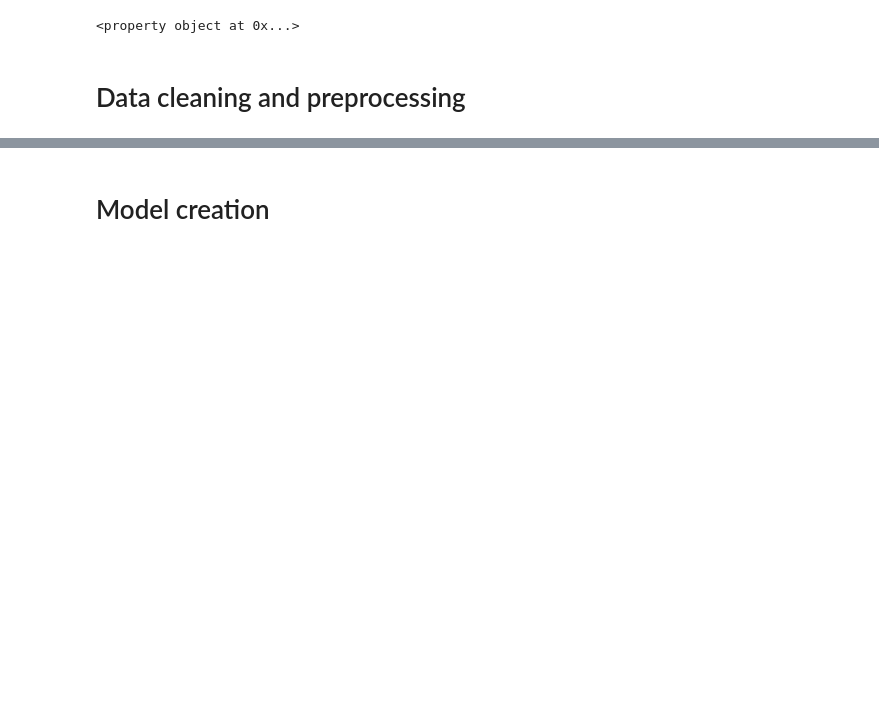
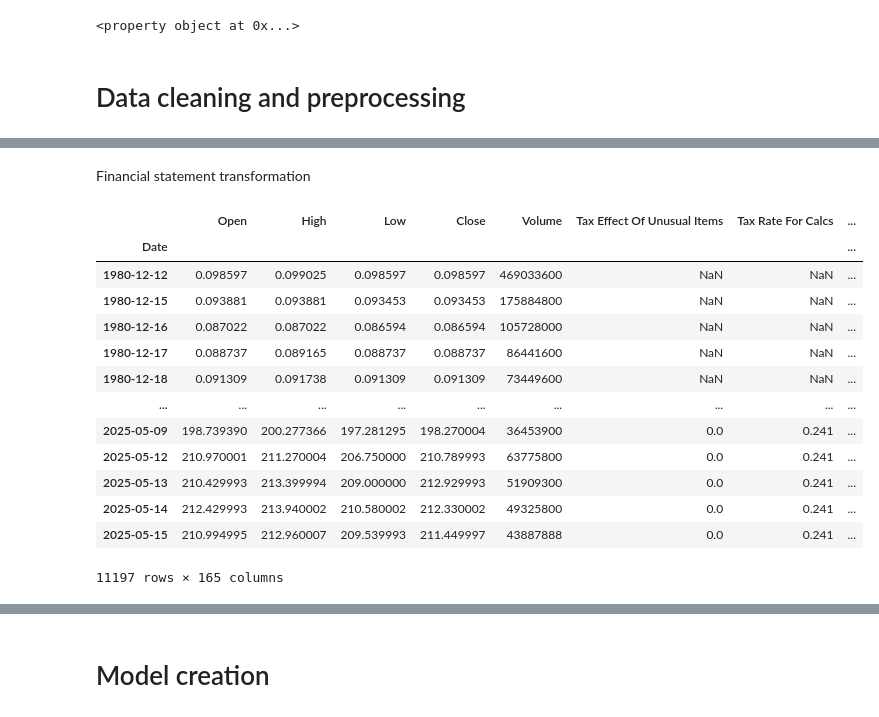
Before and after one commit to DawidK4/BSEPrediction, a Jupyter notebook: StockPricePrediction.ipynb, the cells around one changed output, grey strips where cells are left out. Cells and saved outputs as stored; diff of their text form; code cells hidden in the pictures; blank space fills up the shorter version.

Commit message:
combined financial statements into the one df

```diff
--- a/StockPricePrediction.ipynb
+++ b/StockPricePrediction.ipynb
@@ -12,7 +12,10 @@ import yfinance as yf
 # %% [markdown]
 Price and volume
 # %%
-ohlc = data.history(period="10y", interval="1d")
+data = yf.Ticker("AAPL")
+
+ohlc = data.history(period="max", interval="1d")[['Open', 'High', 'Low', 'Close', 'Volume']]
+ohlc.index = ohlc.index.tz_localize(None)  # Make index timezone-naive
 volume = ohlc['Volume']
 # %% [markdown]
 Latest quaterly financials
@@ -107,0 +94,69 @@ income_stmt
+# %% [markdown]
+Financial statement transformation
+# %%
+final_df = pd.DataFrame(index=ohlc.index)
+
+# Income Statement
+income_stmt = data.financials.T  # Transpose so each row is a report
+income_stmt.index = pd.to_datetime(income_stmt.index)  # Ensure datetime index
+
+income_stmt_sorted = income_stmt.sort_index()
+aligned_income = pd.DataFrame(index=ohlc.index, columns=income_stmt.columns)
+
+for report_date in income_stmt_sorted.index:
+    mask = (aligned_income.index >= report_date)
+    aligned_income.loc[mask] = aligned_income.loc[mask].fillna(method='ffill')
+    aligned_income.loc[aligned_income.index >= report_date] = \
+    pd.DataFrame([income_stmt.loc[report_date].values] * len(aligned_income.loc[aligned_income.index >= report_date]),
+                 index=aligned_income.loc[aligned_income.index >= report_date].index,
+                 columns=aligned_income.columns)
+
+aligned_income.fillna(method='ffill', inplace=True)
+
+# Balance Sheet
+balance_sheet = data.balance_sheet.T
+balance_sheet.index = pd.to_datetime(balance_sheet.index)
+balance_sheet_sorted = balance_sheet.sort_index()
+aligned_balance = pd.DataFrame(index=ohlc.index, columns=balance_sheet.columns)
+for report_date in balance_sheet_sorted.index:
+    mask = (aligned_balance.index >= report_date)
+    aligned_balance.loc[mask] = aligned_balance.loc[mask].fillna(method='ffill')
+    aligned_balance.loc[aligned_balance.index >= report_date] = \
+        pd.DataFrame([balance_sheet.loc[report_date].values] * len(aligned_balance.loc[aligned_balance.index >= report_date]),
+                     index=aligned_balance.loc[aligned_balance.index >= report_date].index,
+                     columns=aligned_balance.columns)
+aligned_balance.fillna(method='ffill', inplace=True)
+
+# Cash Flow
+cashflow = data.cashflow.T
+cashflow.index = pd.to_datetime(cashflow.index)
+cashflow_sorted = cashflow.sort_index()
+aligned_cashflow = pd.DataFrame(index=ohlc.index, columns=cashflow.columns)
+for report_date in cashflow_sorted.index:
+    mask = (aligned_cashflow.index >= report_date)
+    aligned_cashflow.loc[mask] = aligned_cashflow.loc[mask].fillna(method='ffill')
+    aligned_cashflow.loc[aligned_cashflow.index >= report_date] = \
+        pd.DataFrame([cashflow.loc[report_date].values] * len(aligned_cashflow.loc[aligned_cashflow.index >= report_date]),
+                     index=aligned_cashflow.loc[aligned_cashflow.index >= report_date].index,
+                     columns=aligned_cashflow.columns)
+aligned_cashflow.fillna(method='ffill', inplace=True)
+
+# Combine all dataframes
+combined_df = pd.concat([ohlc, aligned_income, aligned_balance, aligned_cashflow], axis=1)
+
+combined_df
+# %% [output]
+|  | Open | High | Low | Close | Volume | Tax Effect Of Unusual Items | Tax Rate For Calcs | ... |
+| Date |  |  |  |  |  |  |  | ... |
+| 1980-12-12 | 0.098597 | 0.099025 | 0.098597 | 0.098597 | 469033600 | NaN | NaN | ... |
+| 1980-12-15 | 0.093881 | 0.093881 | 0.093453 | 0.093453 | 175884800 | NaN | NaN | ... |
+| 1980-12-16 | 0.087022 | 0.087022 | 0.086594 | 0.086594 | 105728000 | NaN | NaN | ... |
+| 1980-12-17 | 0.088737 | 0.089165 | 0.088737 | 0.088737 | 86441600 | NaN | NaN | ... |
+| 1980-12-18 | 0.091309 | 0.091738 | 0.091309 | 0.091309 | 73449600 | NaN | NaN | ... |
+| ... | ... | ... | ... | ... | ... | ... | ... | ... |
+| 2025-05-09 | 198.739390 | 200.277366 | 197.281295 | 198.270004 | 36453900 | 0.0 | 0.241 | ... |
+| 2025-05-12 | 210.970001 | 211.270004 | 206.750000 | 210.789993 | 63775800 | 0.0 | 0.241 | ... |
+| 2025-05-13 | 210.429993 | 213.399994 | 209.000000 | 212.929993 | 51909300 | 0.0 | 0.241 | ... |
+| 2025-05-14 | 212.429993 | 213.940002 | 210.580002 | 212.330002 | 49325800 | 0.0 | 0.241 | ... |
+| 2025-05-15 | 210.994995 | 212.960007 | 209.539993 | 211.449997 | 43887888 | 0.0 | 0.241 | ... |
+11197 rows × 165 columns
```
Also changed, not shown: parts of 3 cells of this notebook.
